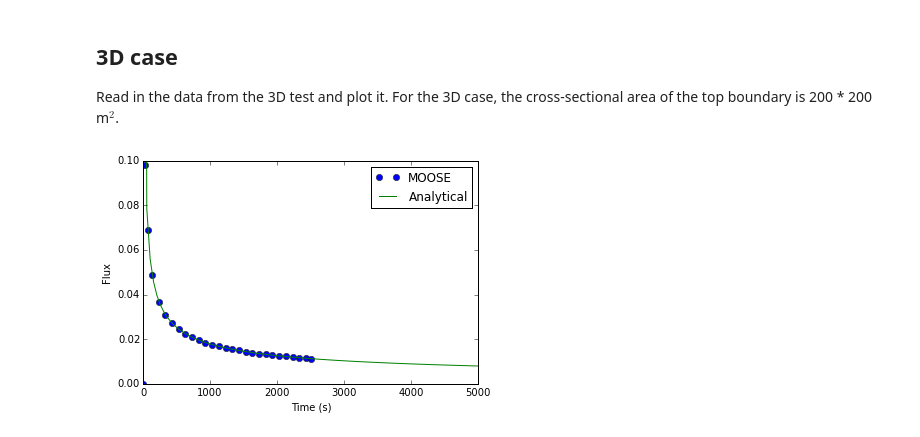
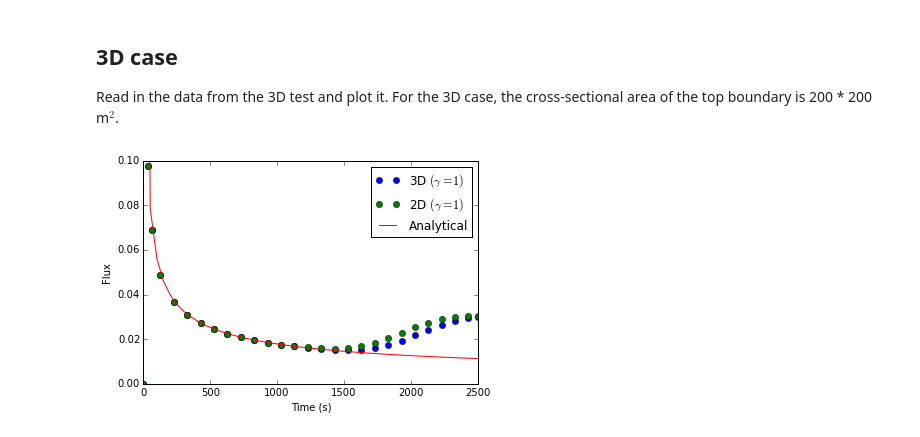
Before and after one commit to cpgr/numbat, a Jupyter notebook: documentation/examples/NumbatExamples.ipynb, the cells around one changed output. Saved outputs shown, nothing was run; the diff lists cells and outputs as text; code cells hidden in the pictures.

Commit message:
Update 3D examples and docs

```diff
--- a/documentation/examples/NumbatExamples.ipynb
+++ b/documentation/examples/NumbatExamples.ipynb
@@ -61,14 +61,16 @@ The flux over the top boundary is slightly delayed in the 3D case, but shows tha
 
 Read in the data from the 3D test and plot it. For the 3D case, the cross-sectional area of the top boundary is 200 * 200 m$^2$.
 # %%
-moosedata3D = pd.read_csv('../../examples/3D/3Dddc.csv', header = 0)
+moosedata3D = pd.read_csv('../../examples/3D/isotropic/3Dddc.csv', header = 0)
 area = 200 * 200
 # %%
-plt.plot(moosedata3D.time, -moosedata3D.boundaryfluxint / area, 'o', label = 'MOOSE', markevery=1)
+plt.plot(moosedata3D.time, -moosedata3D.boundaryfluxint / area, 'o', label = '3D $(\gamma=1)$', markevery=1)
+plt.plot(moosedata2D.time, -moosedata2D.boundaryfluxint / width, 'o', label = '2D $(\gamma=1)$',markevery=1)
 plt.plot(tdata, cdata, label = 'Analytical')
 plt.xlabel('Time (s)')
 plt.ylabel('Flux')
 plt.legend(loc = 'best')
 plt.ylim([0,0.1]);
+plt.xlim([0,2500]);
 # %% [output]
-[figure, old version]
+[figure, new version]
```
Also changed, not shown: parts of 1 cell of this notebook, 1 other file.
